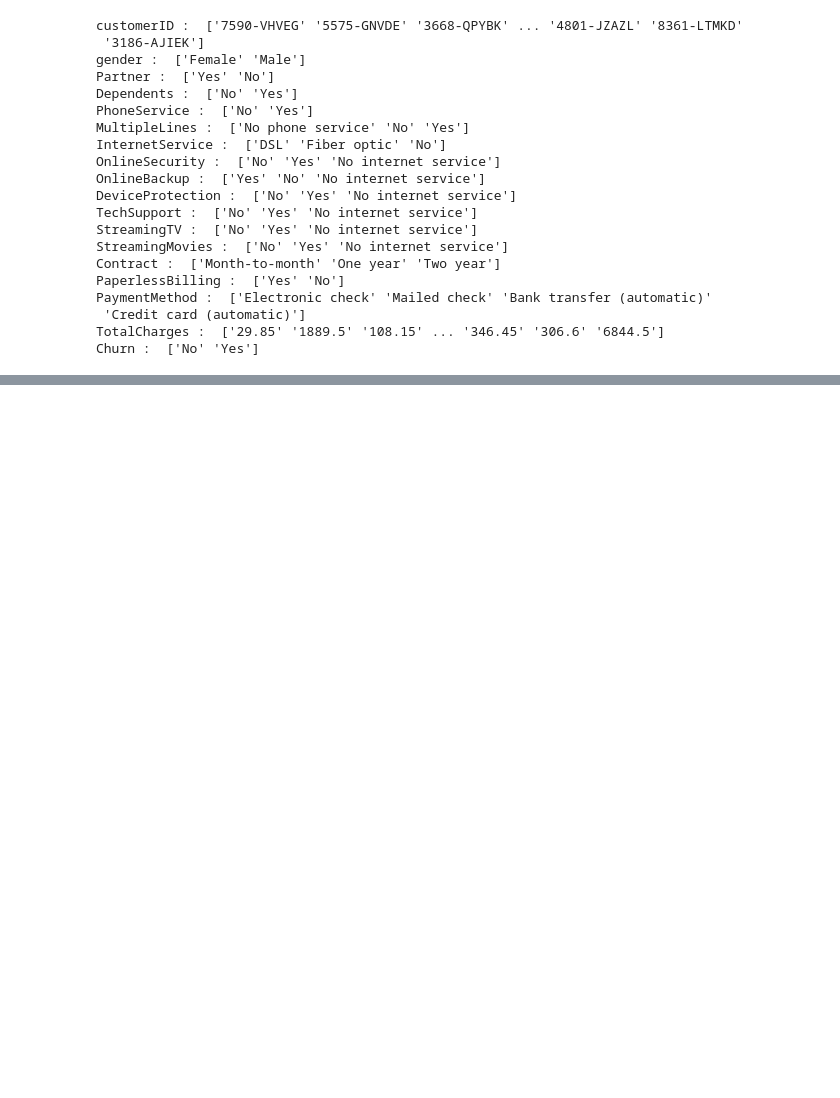
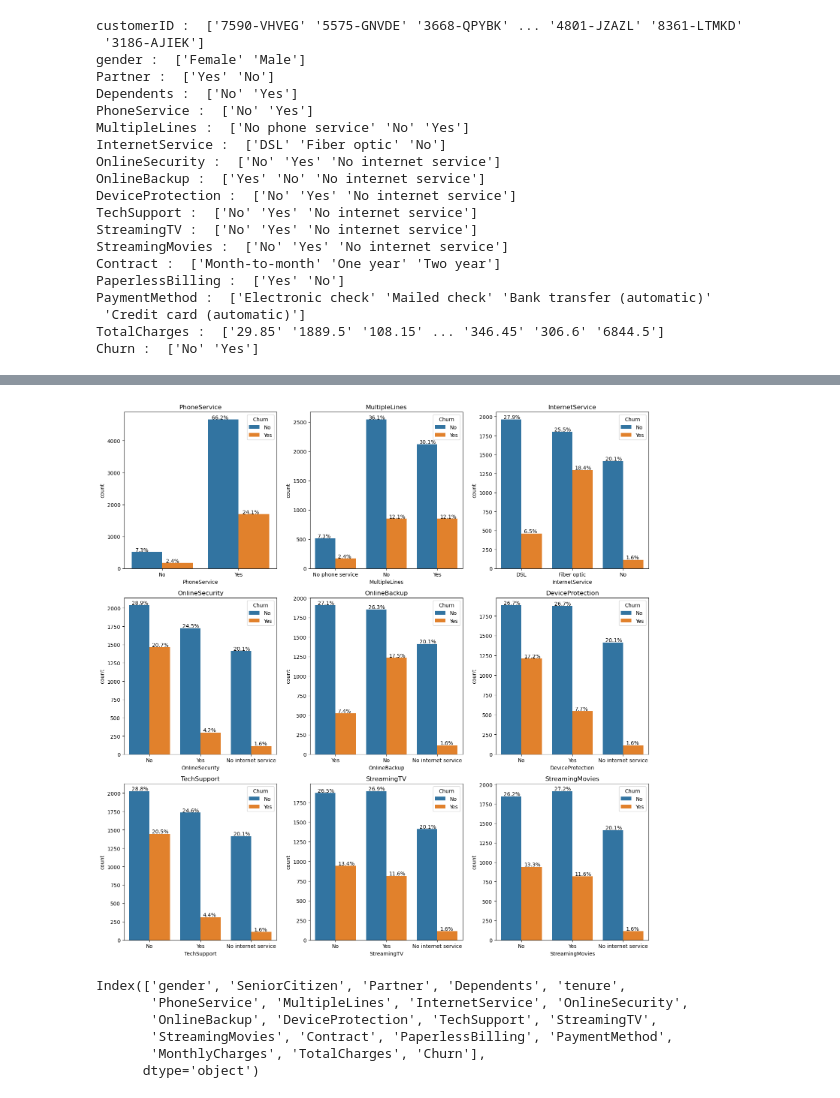
Before and after one commit to Lavinialau/Telecom-churn, a Jupyter notebook: 01_code/0_summary.ipynb, the cells around one changed output, grey strips where cells are left out. Drawn from its saved outputs; the diff is of its cells as text; code cells hidden in the pictures; blank space fills up the shorter version.

```diff
--- a/01_code/0_summary.ipynb
+++ b/01_code/0_summary.ipynb
@@ -129,0 +185,27 @@ org = org.astype({'TotalCharges': 'float64'})
+# %%
+var_service = [
+    'PhoneService',
+    'MultipleLines',
+    'InternetService',
+    'OnlineSecurity',
+    'OnlineBackup',
+    'DeviceProtection',
+    'TechSupport',
+    'StreamingTV',
+    'StreamingMovies'
+    ]
+
+plot_category(var_service, 3, 3, 15)
+# %% [output]
+[figure, added]
+# %%
+org.columns
+
+# tenure, contract, payment method, paperless billing, monthly charges, total charges
+# %% [output]
+Index(['gender', 'SeniorCitizen', 'Partner', 'Dependents', 'tenure',
+       'PhoneService', 'MultipleLines', 'InternetService', 'OnlineSecurity',
+       'OnlineBackup', 'DeviceProtection', 'TechSupport', 'StreamingTV',
+       'StreamingMovies', 'Contract', 'PaperlessBilling', 'PaymentMethod',
+       'MonthlyCharges', 'TotalCharges', 'Churn'],
+      dtype='object')
```
Also changed, not shown: parts of 12 cells of this notebook.
